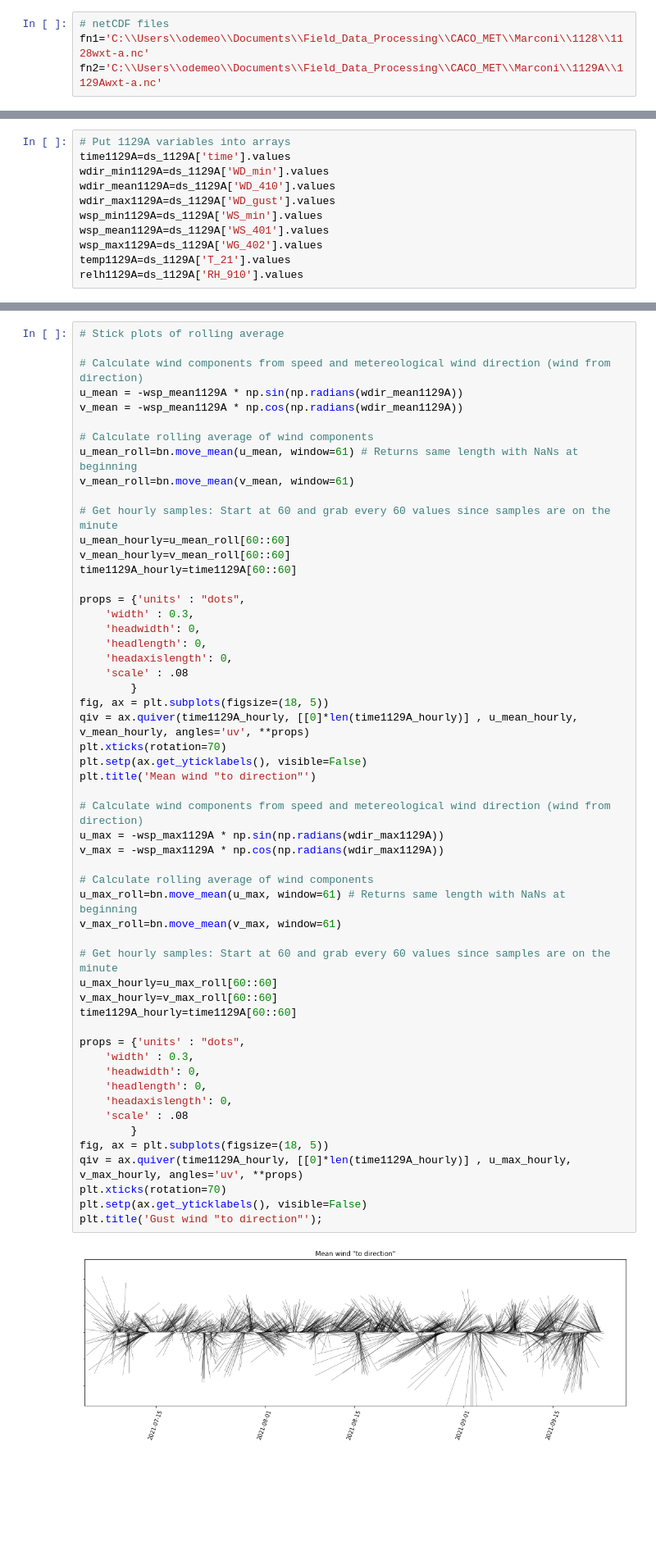
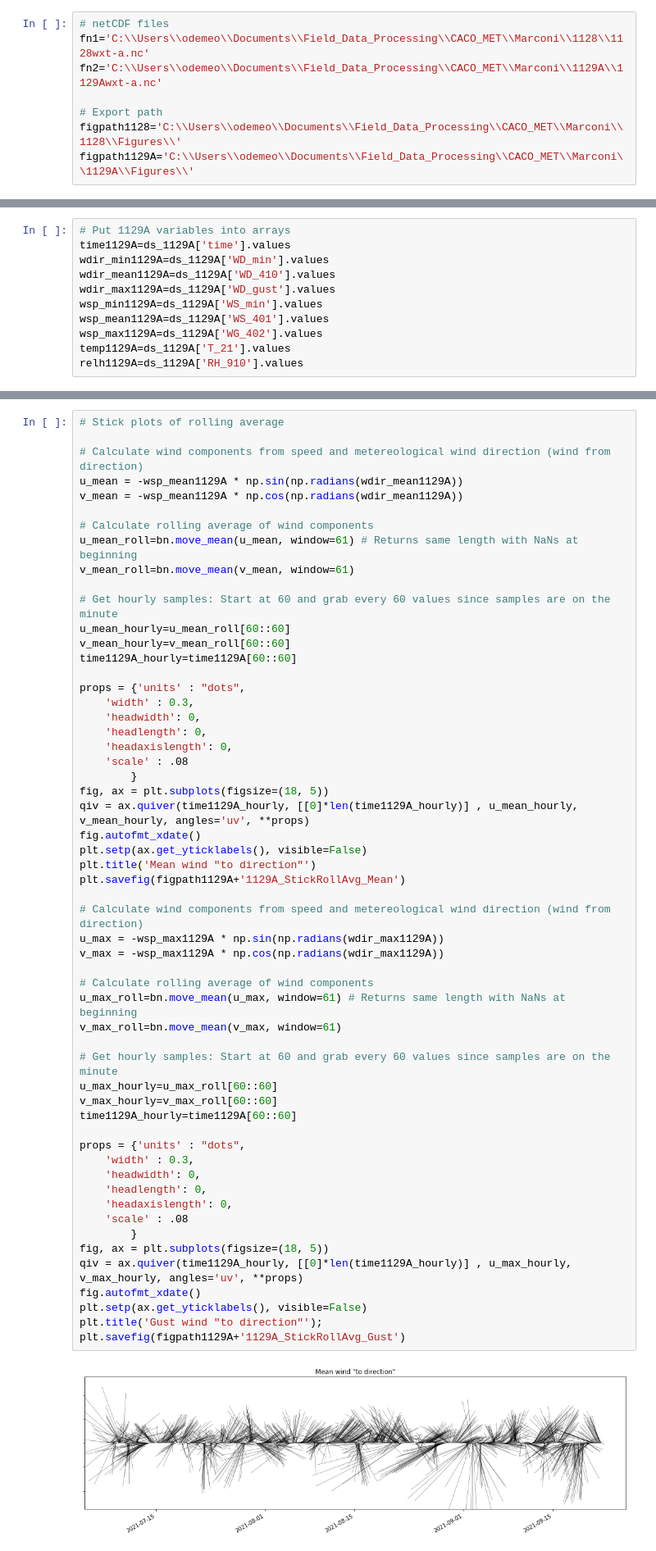
Before and after one commit to odemeo-usgs/projects, a Jupyter notebook: CACO/Marconi_Plots_2021.ipynb, the cells around one changed output, grey strips where cells are left out. Shown at 82% size. Cells and saved outputs as stored; diff of their text form; blank space fills up the shorter version.

```diff
--- a/CACO/Marconi_Plots_2021.ipynb
+++ b/CACO/Marconi_Plots_2021.ipynb
@@ -11,6 +12,10 @@ import bottleneck as bn
 # netCDF files
 fn1='C:\\Users\\odemeo\\Documents\\Field_Data_Processing\\CACO_MET\\Marconi\\1128\\1128wxt-a.nc'
 fn2='C:\\Users\\odemeo\\Documents\\Field_Data_Processing\\CACO_MET\\Marconi\\1129A\\1129Awxt-a.nc'
+
+# Export path
+figpath1128='C:\\Users\\odemeo\\Documents\\Field_Data_Processing\\CACO_MET\\Marconi\\1128\\Figures\\'
+figpath1129A='C:\\Users\\odemeo\\Documents\\Field_Data_Processing\\CACO_MET\\Marconi\\1129A\\Figures\\'
 # %%
 # Read in mooring 1128
 ds_1128 = xr.open_dataset(fn1)
@@ -373,34 +349,36 @@ props = {'units' : "dots",
         }
 fig, ax = plt.subplots(figsize=(18, 5))
 qiv = ax.quiver(time1129A_hourly, [[0]*len(time1129A_hourly)] , u_mean_hourly, v_mean_hourly, angles='uv', **props)
-plt.xticks(rotation=70)
+fig.autofmt_xdate()
 plt.setp(ax.get_yticklabels(), visible=False)
 plt.title('Mean wind "to direction"')
+plt.savefig(figpath1129A+'1129A_StickRollAvg_Mean')
 
 # Calculate wind components from speed and metereological wind direction (wind from direction)
 u_max = -wsp_max1129A * np.sin(np.radians(wdir_max1129A))
 v_max = -wsp_max1129A * np.cos(np.radians(wdir_max1129A))
 
 # Calculate rolling average of wind components
 u_max_roll=bn.move_mean(u_max, window=61) # Returns same length with NaNs at beginning
 v_max_roll=bn.move_mean(v_max, window=61)
 
 # Get hourly samples: Start at 60 and grab every 60 values since samples are on the minute
 u_max_hourly=u_max_roll[60::60]
 v_max_hourly=v_max_roll[60::60]
 time1129A_hourly=time1129A[60::60]
 
 props = {'units' : "dots",
     'width' : 0.3,
     'headwidth': 0,
     'headlength': 0,
     'headaxislength': 0,
     'scale' : .08
         }
 fig, ax = plt.subplots(figsize=(18, 5))
 qiv = ax.quiver(time1129A_hourly, [[0]*len(time1129A_hourly)] , u_max_hourly, v_max_hourly, angles='uv', **props)
-plt.xticks(rotation=70)
+fig.autofmt_xdate()
 plt.setp(ax.get_yticklabels(), visible=False)
 plt.title('Gust wind "to direction"');
+plt.savefig(figpath1129A+'1129A_StickRollAvg_Gust')
 # %% [output]
-[figure, old version]
+[figure, new version]
```
Also changed, not shown: parts of 13 cells of this notebook, 1 other file.
